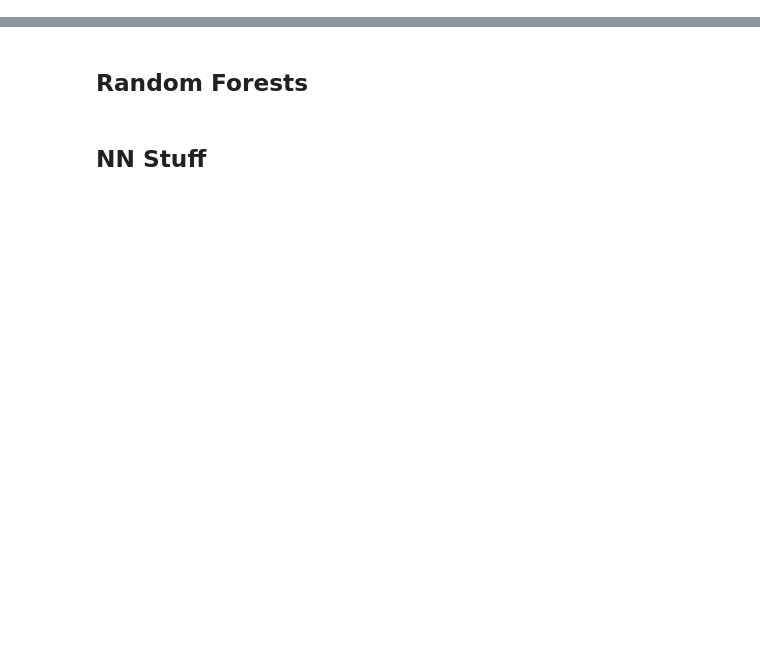
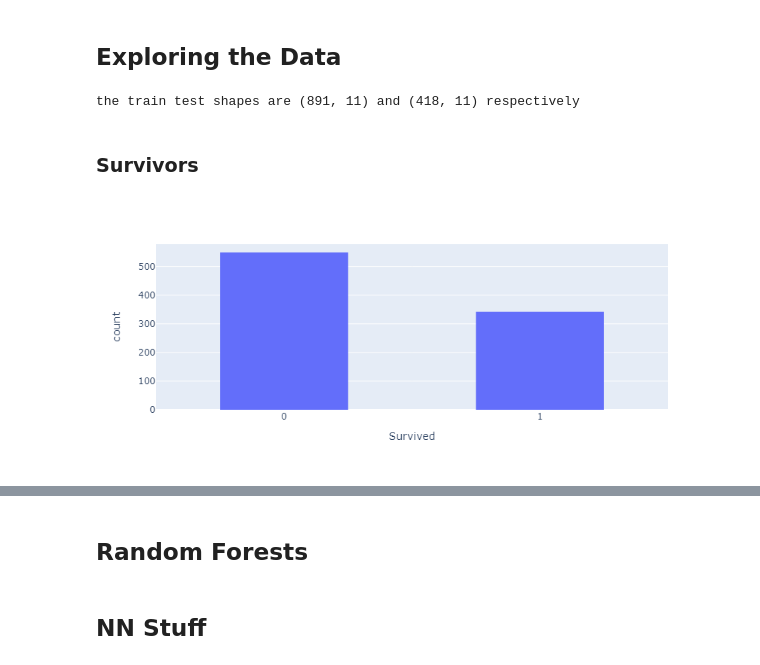
Before and after one commit to hhdtan/ML_didalydoos, a Jupyter notebook: kaggle/titanic/titanic.ipynb, the cells around one changed output, grey strips where cells are left out. Cells and saved outputs as stored; diff of their text form; code cells hidden in the pictures; blank space fills up the shorter version.

```diff
--- a/kaggle/titanic/titanic.ipynb
+++ b/kaggle/titanic/titanic.ipynb
@@ -26,0 +29,14 @@ df
+# %% [markdown]
+## Exploring the Data
+# %%
+print(f'the train test shapes are {df.shape} and {dff.shape} respectively')
+# %% [output]
+the train test shapes are (891, 11) and (418, 11) respectively
+# %% [markdown]
+### Survivors
+# %%
+fig = px.histogram(df, x='Survived')
+fig.update_layout(bargap=0.5)
+fig.update_xaxes(type='category')
+# %% [output]
+[figure, added]
```
Also changed, not shown: parts of 42 cells of this notebook.
